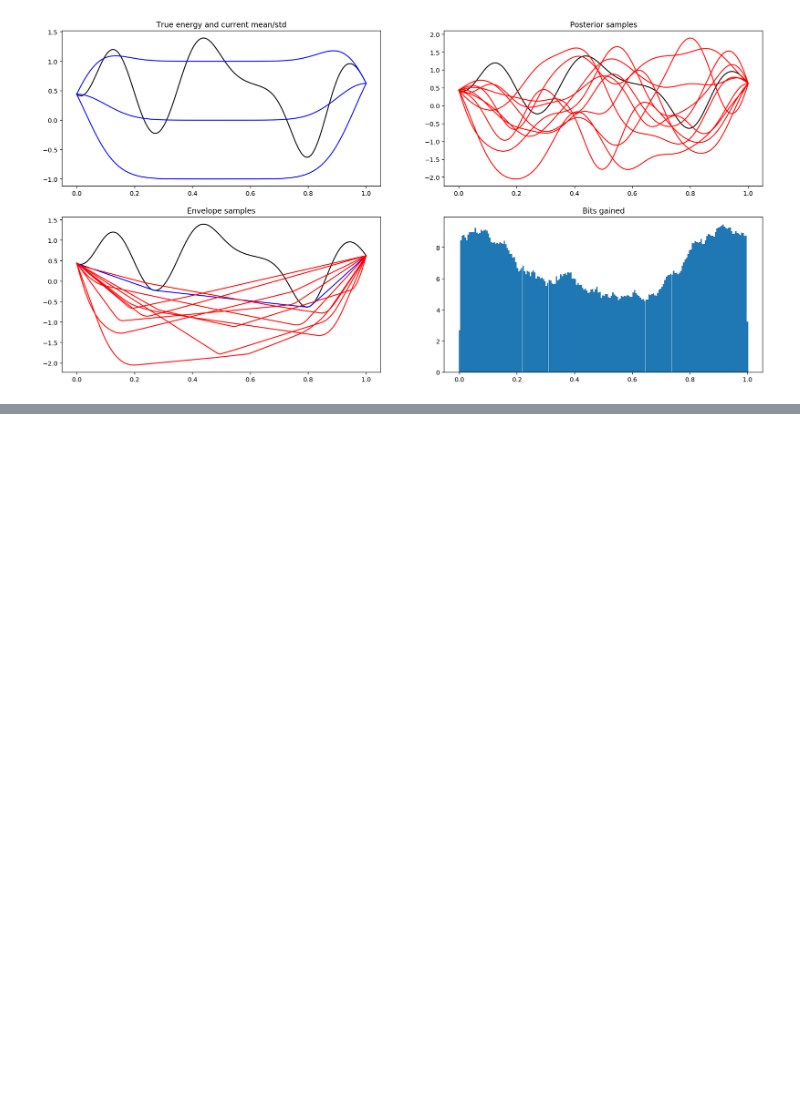
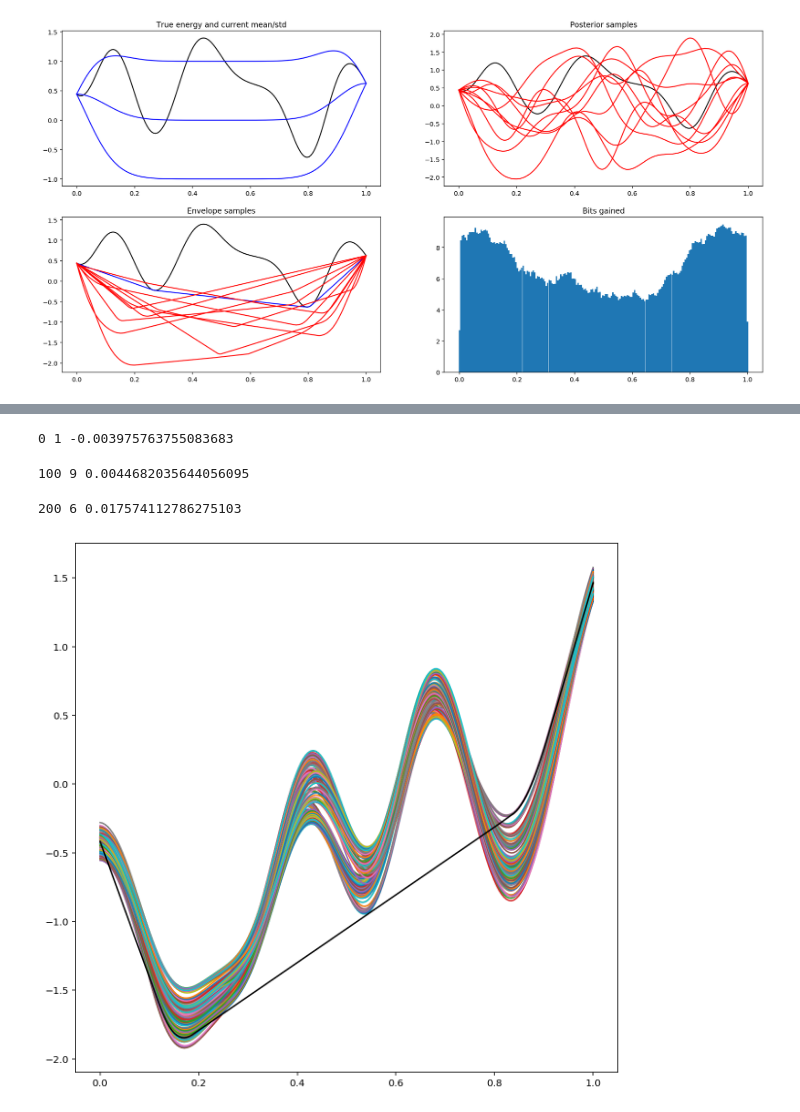
Before and after one commit to PrincetonLIPS/active-phase-mapping, a Jupyter notebook: notebooks/convex_envelopes.ipynb, the cells around one changed output, grey strips where cells are left out. Drawn from its saved outputs; the diff is of its cells as text; code cells hidden in the pictures; blank space fills up the shorter version.

Commit message:
Updated notebook with slow slice sampling code.

```diff
--- a/notebooks/convex_envelopes.ipynb
+++ b/notebooks/convex_envelopes.ipynb
@@ -177,0 +231,39 @@ pred_Y = pred_cK.T @ npr.randn(knot_N, num_pred) + pred_mean[:,np.newaxis]
+# %%
+# Rewrite this in jax.
+def elliptical_slice(x0, log_lh_func, cK, num_steps):
+  D = x0.shape[0]
+  samples = []
+  x = x0
+  for ii in tqdm.tqdm(range(num_steps)):
+    nu = cK.T @ npr.randn(D)
+    u = npr.rand()
+    log_y = log_lh_func(x) + np.log(u)
+    theta = npr.rand() * 2 * np.pi
+    upper = theta
+    lower = theta - 2 * np.pi
+    shrinks = 0
+    while True:
+      theta = npr.rand()*(upper-lower) + lower
+      new_x = x * np.cos(theta) + nu * np.sin(theta)
+      if log_lh_func(new_x) > log_y:
+        x = new_x
+        break
+      else:
+        shrinks = shrinks + 1
+        if theta > 0:
+          upper = theta
+        else:
+          lower = theta
+    if ii % 100 == 0:
+      print(ii, shrinks, theta)
+    samples.append(x)
+  return np.array(samples)
+samples = elliptical_slice(knot_y, lambda x: np.log(same_tight(x, tight)), knot_cK, 300)
+plt.figure(figsize=(10,10))
+plt.plot(knot_x, samples.T, knot_x, hull, 'k-')
+plt.show()
+# %% [output]
+0 1 -0.003975763755083683
+100 9 0.0044682035644056095
+200 6 0.017574112786275103
+[figure, added]
```
Also changed, not shown: parts of 4 cells of this notebook, 1 other file.
